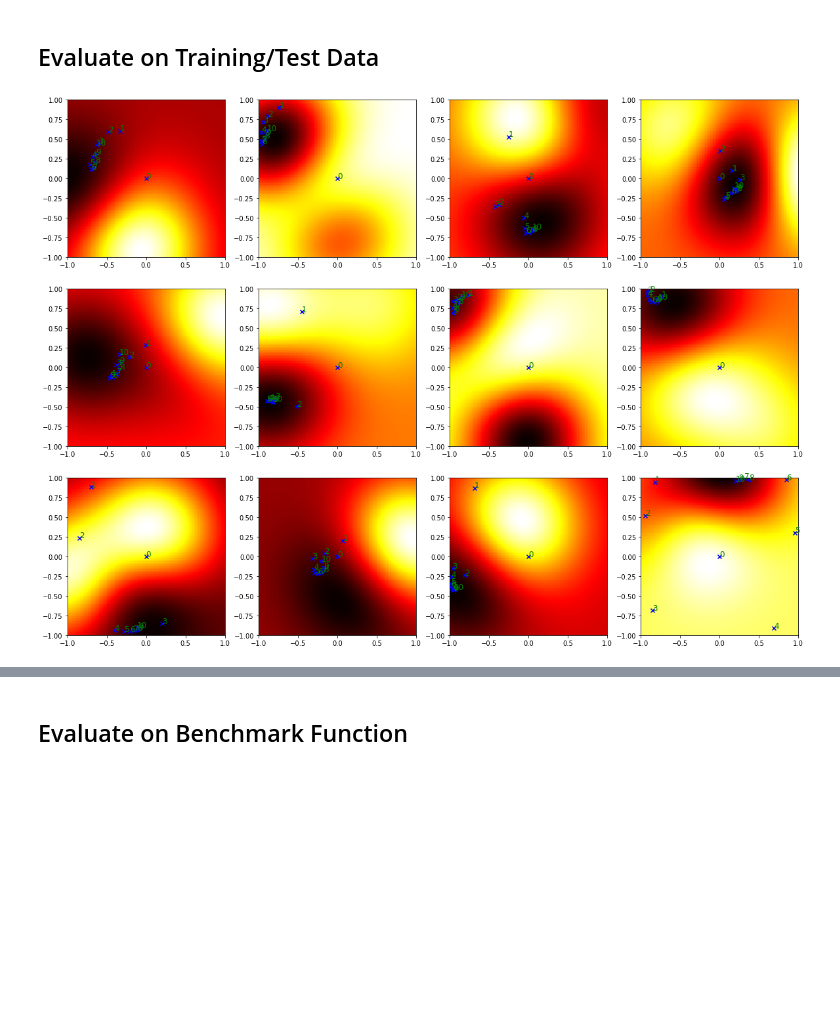
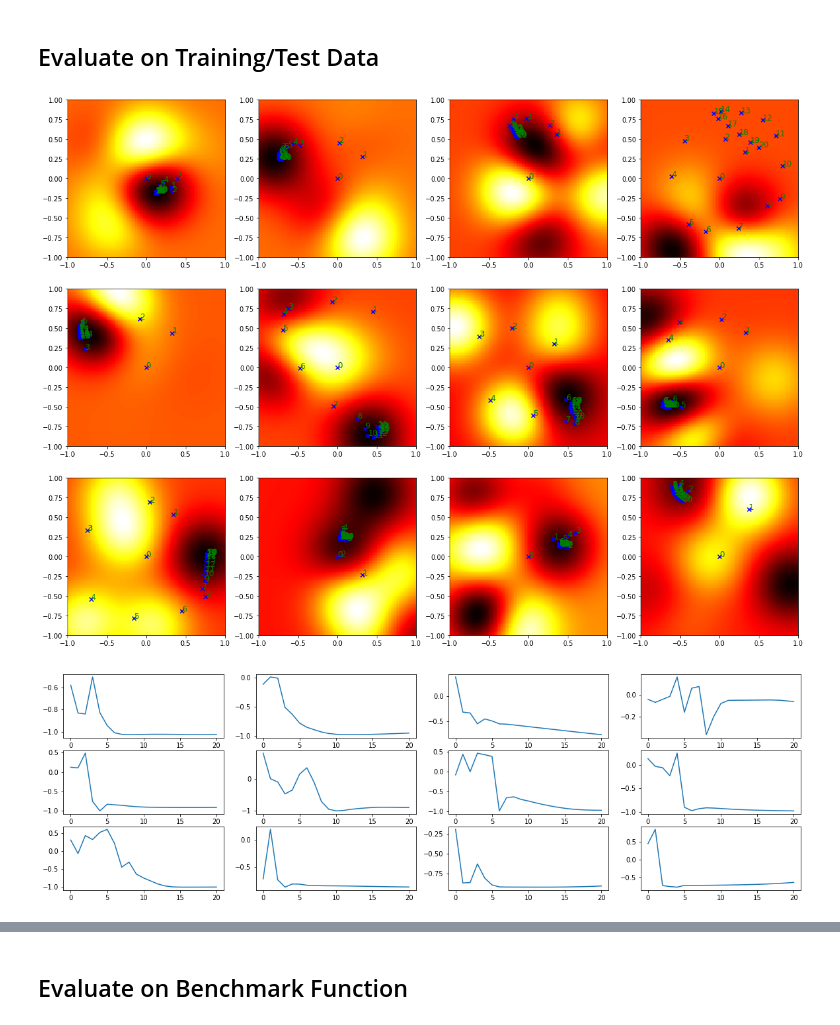
Before and after one commit to p16i/blackbox-optimization-using-rnns, a Jupyter notebook: GPOptimizeLSTM.ipynb, the cells around one changed output, grey strips where cells are left out. Cells and saved outputs as stored; diff of their text form; code cells hidden in the pictures; blank space fills up the shorter version.

```diff
--- a/GPOptimizeLSTM.ipynb
+++ b/GPOptimizeLSTM.ipynb
@@ -42,8 +42,8 @@ def gen_data(n_train, n_test, dim, n_bumps, n_mc_samples = 100):
 def lstm_model(f, cell, weights):
 
     x_0 = -0.0*tf.ones([size, dim])
-    h_0 = tf.ones([size, n_hidden])
-    c_0 = tf.ones([size, n_hidden])
+    h_0 = tf.zeros([size, n_hidden])
+    c_0 = tf.zeros([size, n_hidden])
 
     state = (c_0, h_0)
     x = x_0
@@ -53,7 +53,7 @@ def lstm_model(f, cell, weights):
 
     for i in range(n_steps):
         h, state = cell(tf.concat([x, y], 1), state, scope='rnn_cell')
-        x = tf.tanh(tf.matmul(h, weights['W_x']) + weights['b_x'])
+        x = tf.tanh(tf.matmul(h, weights['W_1']) + weights['b_1'])
         y = f(x)+stddev*tf.random_normal([size, 1])
 
         samples_x.append(x)
@@ -121,23 +126,24 @@ def train_model(epochs, batch_size, log = True, verbose = True):
 dim = 2
 n_train = 1600
 n_test = 160
-n_bumps = 3
-l = 1/n_bumps*np.sqrt(dim)
+n_bumps = 6
+l = 2/n_bumps*np.sqrt(dim)
 n_mc_samples = 1000
 
 # LSTM Model
-n_hidden = 50
-n_steps = 10
+n_hidden = 100
+n_steps = 20
 
 # Optimization
-epochs = 1000
-
-rate_init = 0.001
-rate_final = 0.00001
+epochs = 400
+gradient_clipping = 5.0
+forget_bias = 5.0
+rate_init = 0.005
+rate_final = 0.0001
 rate_decay = (rate_final/rate_init)**(1/epochs)
 batch_size = 128
 stddev = 0.00
-loss_type = ["MIN", "SUM", "WSUM", "EI"][1]
+loss_type = ["MIN", "SUM", "WSUM", "EI", "SUMMIN"][4]
 
 # Visualization
 visualize = True
@@ -165,14 +171,14 @@ maxt = tf.placeholder(tf.float32, [None, 1])
 f = lambda x: normalize(mint, maxt, GPTF(Xt, At, x))
 
 # Create LSTM cell
-cell = tf.contrib.rnn.LSTMCell(num_units = n_hidden, reuse=None)
+cell = tf.contrib.rnn.LSTMCell(num_units = n_hidden, reuse=None, forget_bias = forget_bias)
 cell(tf.zeros([size, dim +1]), (tf.zeros([size, n_hidden]),tf.zeros([size, n_hidden])), scope='rnn_cell')
-cell = tf.contrib.rnn.LSTMCell(num_units = n_hidden, reuse=True)
+cell = tf.contrib.rnn.LSTMCell(num_units = n_hidden, reuse=True, forget_bias = forget_bias)
 
 # Create output weights
 weights = {
-    'W_x': tf.Variable(tf.random_normal([n_hidden, dim])),
-    'b_x': tf.Variable(tf.random_normal([dim]))
+    'W_1': tf.Variable(tf.truncated_normal([n_hidden, dim], stddev=0.05)),
+    'b_1': tf.Variable(0.1*tf.ones([dim])),
 }
 
 samples_x, samples_y = lstm_model(f, cell, weights)
@@ -222,19 +236,22 @@ viz.visualize_learning(train_logs)
 ## Evaluate on Training/Test Data
 # %%
 # Extract Samples
-samples_train = sess.run([samples_x], feed_dict={Xt: X_train, At: A_train, size : n_train, mint: min_train, maxt: max_train})
-samples_train = np.array(samples_train[0]).reshape(n_steps+1,n_train, dim).transpose((1,0,2))
-samples_test = sess.run([samples_x], feed_dict={Xt: X_test, At: A_test, size : n_test, mint: min_test, maxt: max_test})
-samples_test = np.array(samples_test[0]).reshape(n_steps+1,n_test, dim).transpose((1,0,2))
+samples_train_x, samples_train_y = sess.run([samples_x, samples_y], feed_dict={Xt: X_train, At: A_train, size : n_train, mint: min_train, maxt: max_train})
+samples_train_x = np.array(samples_train_x).reshape(n_steps+1,n_train, dim).transpose((1,0,2))
+samples_train_y = np.array(samples_train_y).reshape(n_steps+1,n_train).T
+samples_test_x, samples_test_y = sess.run([samples_x, samples_y], feed_dict={Xt: X_test, At: A_test, size : n_test, mint: min_test, maxt: max_test})
+samples_test_x = np.array(samples_test_x).reshape(n_steps+1,n_test, dim).transpose((1,0,2))
+samples_test_y = np.array(samples_test_y).reshape(n_steps+1,n_test).T
 # %%
 # Show results on Training Data
 if visualize:
     nplot = 12
     idx = np.random.choice(list(range(n_train)), nplot)
     f_plot = lambda x: normalize(min_train[idx], max_train[idx], GP(X_train[idx], A_train[idx], x))
-    viz.plot_result(f_plot, dim, nplot, samples_train[idx])
+    viz.plot_result(f_plot, dim, nplot, samples_train_x[idx], samples_train_y[idx])
 # %% [output]
-[figure, old version]
+[figure, new version]
+[figure, added]
 # %%
 # Show results on Test Data
 if visualize:
```
Also changed, not shown: parts of 9 cells of this notebook, 12 other files.
